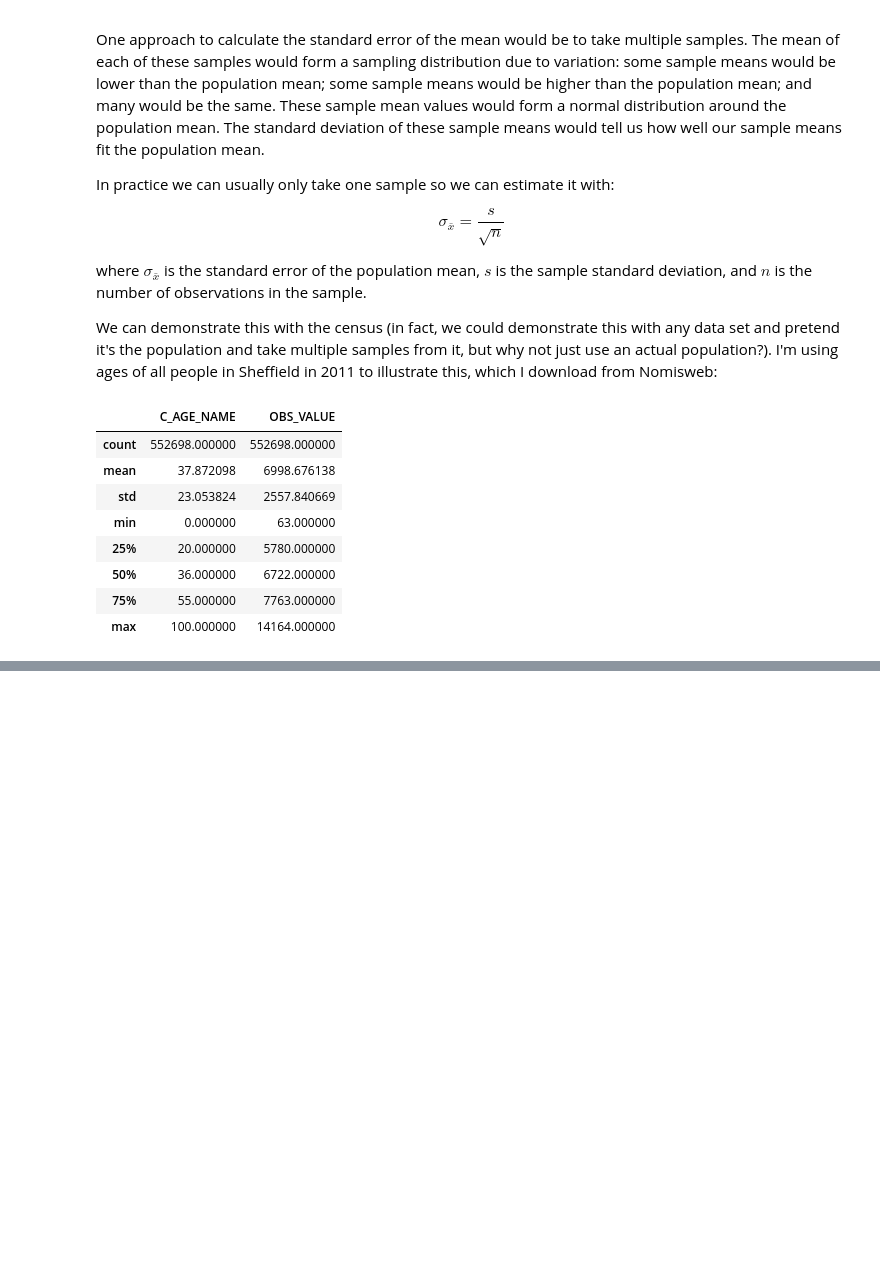
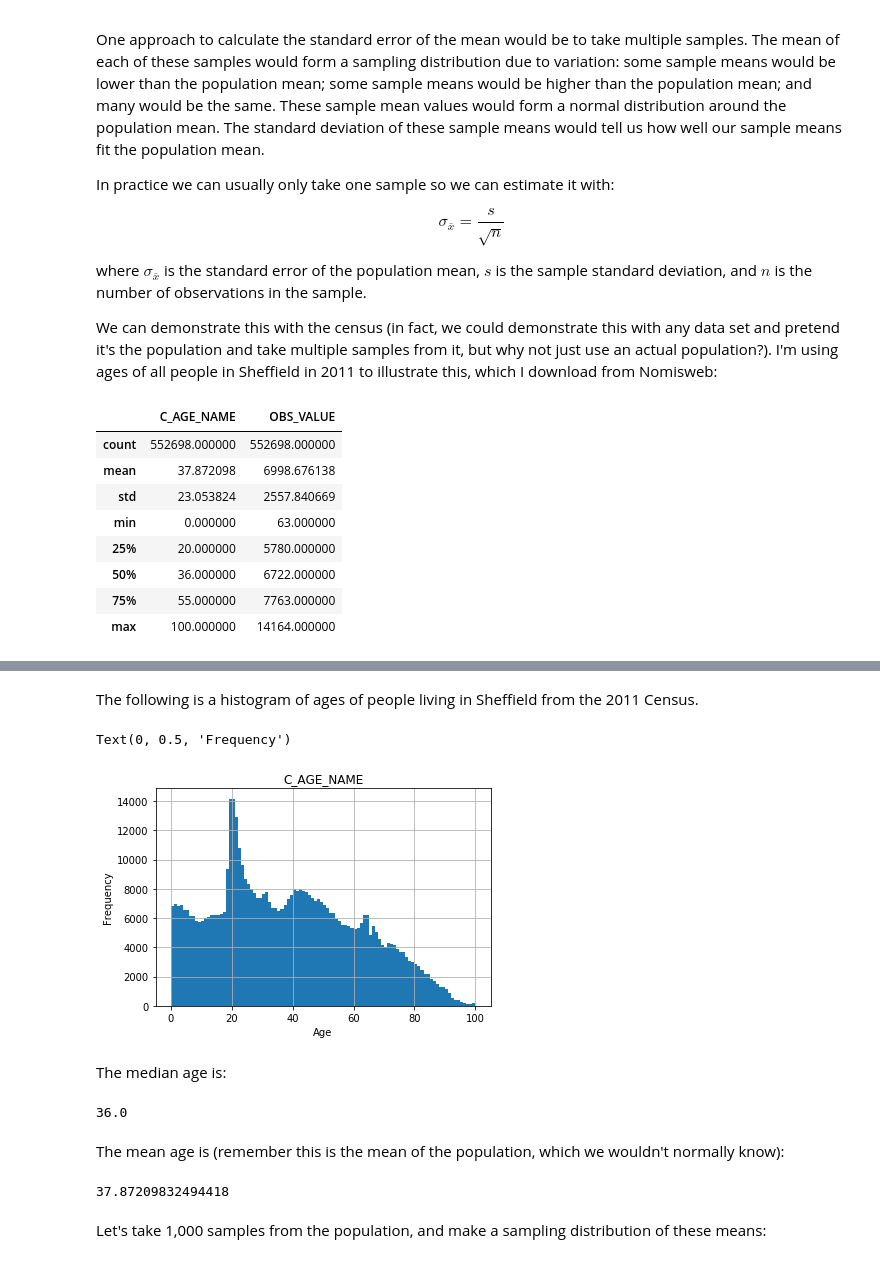
Before and after one commit to philmikejones/stats101, a Jupyter notebook: notebooks/stats101.ipynb, the cells around one changed output, grey strips where cells are left out. Saved outputs shown, nothing was run; the diff lists cells and outputs as text; code cells hidden in the pictures; blank space fills up the shorter version.

Commit message:
add histogram of ages; split cells

```diff
--- a/notebooks/stats101.ipynb
+++ b/notebooks/stats101.ipynb
@@ -337,7 +337,14 @@ age.C_AGE_NAME = age.C_AGE_NAME.str.replace("Age under 1", "0")
 age.C_AGE_NAME = age.C_AGE_NAME.str.replace(" and over", "")
 age.C_AGE_NAME = age.C_AGE_NAME.str.replace("Age ", "")
 age.C_AGE_NAME = pd.to_numeric(age.C_AGE_NAME)
-age.head()
+sum_obsvalue = age.OBS_VALUE.sum()  # for checks
+
+age = age.loc[age.index.repeat(age["OBS_VALUE"])]
+
+if len(age.index) != sum_obsvalue:
+    raise Exception("age data frame not spread correctly")
+
+age.describe()
 # %% [output]
 |  | C_AGE_NAME | OBS_VALUE |
 | count | 552698.000000 | 552698.000000 |
@@ -419,0 +358,23 @@ From the standard error of the mean and confidence interval we can therefore qua
+# %% [markdown]
+The following is a histogram of ages of people living in Sheffield from the 2011 Census.
+# %%
+age.hist("C_AGE_NAME", bins = 100)
+plt.xlabel("Age")
+plt.ylabel("Frequency")
+# %% [output]
+Text(0, 0.5, 'Frequency')
+[figure, added]
+# %% [markdown]
+The median age is:
+# %%
+age.C_AGE_NAME.median()
+# %% [output]
+36.0
+# %% [markdown]
+The mean age is (remember this is the mean of the population, which we wouldn't normally know):
+# %%
+age.C_AGE_NAME.mean()
+# %% [output]
+37.87209832494418
+# %% [markdown]
+Let's take 1,000 samples from the population, and make a sampling distribution of these means:
```
Also changed, not shown: parts of 5 cells of this notebook.
